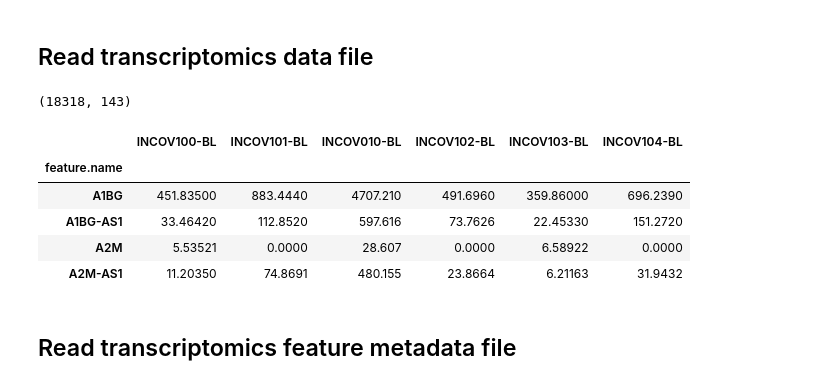
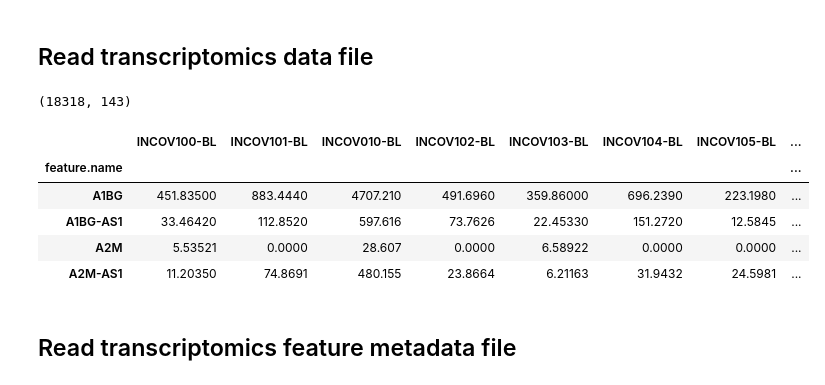
Before and after one commit to Xomics/TWOCdemonstrator, a Jupyter notebook: tools/python_read_omics/IL6.ipynb, the cells around one changed output. Drawn from its saved outputs; the diff is of its cells as text; code cells hidden in the pictures.

```diff
--- a/tools/python_read_omics/IL6.ipynb
+++ b/tools/python_read_omics/IL6.ipynb
@@ -26,16 +39,16 @@ from functions import *
 # %%
 transcriptomics_feature_data = "../../data/Su_2020_FAIR/transcriptomics/transcriptomics_Su_2020_feature-data.csv"
 df = read_omics_data(transcriptomics_feature_data)
 print(df.shape)
-df.iloc[:4,:6]
+df.iloc[:4,:10]
 # %% [output]
 (18318, 143)
-|  | INCOV100-BL | INCOV101-BL | INCOV010-BL | INCOV102-BL | INCOV103-BL | INCOV104-BL |
-| feature.name |  |  |  |  |  |  |
-| A1BG | 451.83500 | 883.4440 | 4707.210 | 491.6960 | 359.86000 | 696.2390 |
-| A1BG-AS1 | 33.46420 | 112.8520 | 597.616 | 73.7626 | 22.45330 | 151.2720 |
-| A2M | 5.53521 | 0.0000 | 28.607 | 0.0000 | 6.58922 | 0.0000 |
-| A2M-AS1 | 11.20350 | 74.8691 | 480.155 | 23.8664 | 6.21163 | 31.9432 |
+|  | INCOV100-BL | INCOV101-BL | INCOV010-BL | INCOV102-BL | INCOV103-BL | INCOV104-BL | INCOV105-BL | ... |
+| feature.name |  |  |  |  |  |  |  | ... |
+| A1BG | 451.83500 | 883.4440 | 4707.210 | 491.6960 | 359.86000 | 696.2390 | 223.1980 | ... |
+| A1BG-AS1 | 33.46420 | 112.8520 | 597.616 | 73.7626 | 22.45330 | 151.2720 | 12.5845 | ... |
+| A2M | 5.53521 | 0.0000 | 28.607 | 0.0000 | 6.58922 | 0.0000 | 0.0000 | ... |
+| A2M-AS1 | 11.20350 | 74.8691 | 480.155 | 23.8664 | 6.21163 | 31.9432 | 24.5981 | ... |
 # %% [markdown]
 ## Read transcriptomics feature metadata file
 # %%
```
Also changed, not shown: parts of 4 cells of this notebook, 1 other file.
